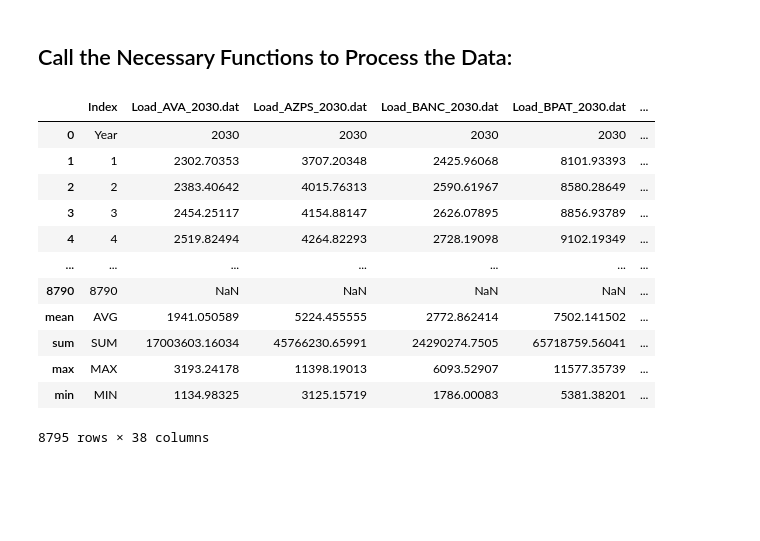
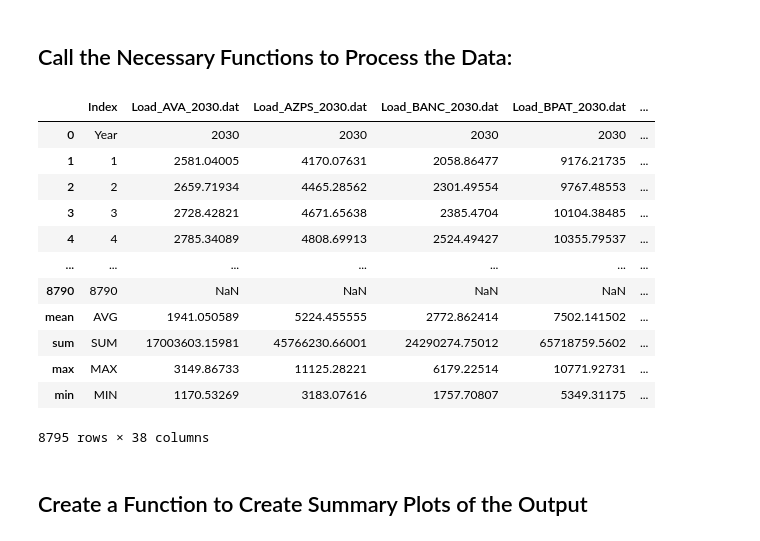
Before and after one commit to cdburley/ntp_heat_wave_loads, a Jupyter notebook: notebooks/process_load_data.ipynb, the cells around one changed output. Saved outputs shown, nothing was run; the diff lists cells and outputs as text; code cells hidden in the pictures; blank space fills up the shorter version.

```diff
--- a/notebooks/process_load_data.ipynb
+++ b/notebooks/process_load_data.ipynb
@@ -29,13 +31,8 @@ def process_gridview_data(data_dir: str):
     # Subset to just the annual total demand by BA:
     gv_df = gv_df[-3:-2]
 
-    # Rename a few columns for consistency:
-    gv_df.rename(columns={'Load_CIPB_2030_CEC.dat': 'Load_CIPB_2030.dat',
-                          'Load_CIPV_2030_CEC.dat': 'Load_CIPV_2030.dat',
-                          'Load_CISC_2030_CEC.dat': 'Load_CISC_2030.dat',
-                          'Load_CISD_2030_CEC.dat': 'Load_CISD_2030.dat'}, inplace=True)
-
     # Strip the unecessary bits from the column names:
+    gv_df.columns = gv_df.columns.str.replace("_CEC", "")
     gv_df.columns = gv_df.columns.str.replace("_2030.dat", "")
     gv_df.columns = gv_df.columns.str.replace("Load_", "")
 
@@ -68,7 +65,3 @@ def process_gridview_data(data_dir: str):
 
     # Return the output dataframe:
     return gv_df
-# %%
-gv_df = process_gridview_data(data_dir = data_dir)
-
-gv_df
@@ -264,20 +239,22 @@ def format_scaled_tell_loads(data_dir: str, year_to_process: str):
 ## Call the Necessary Functions to Process the Data:
 # %%
 output_df = format_scaled_tell_loads(data_dir = data_dir,
-                                     year_to_process = '2058')
+                                     year_to_process = '2055')
 
 output_df
 # %% [output]
 |  | Index | Load_AVA_2030.dat | Load_AZPS_2030.dat | Load_BANC_2030.dat | Load_BPAT_2030.dat | ... |
 | 0 | Year | 2030 | 2030 | 2030 | 2030 | ... |
-| 1 | 1 | 2302.70353 | 3707.20348 | 2425.96068 | 8101.93393 | ... |
-| 2 | 2 | 2383.40642 | 4015.76313 | 2590.61967 | 8580.28649 | ... |
-| 3 | 3 | 2454.25117 | 4154.88147 | 2626.07895 | 8856.93789 | ... |
-| 4 | 4 | 2519.82494 | 4264.82293 | 2728.19098 | 9102.19349 | ... |
+| 1 | 1 | 2581.04005 | 4170.07631 | 2058.86477 | 9176.21735 | ... |
+| 2 | 2 | 2659.71934 | 4465.28562 | 2301.49554 | 9767.48553 | ... |
+| 3 | 3 | 2728.42821 | 4671.65638 | 2385.4704 | 10104.38485 | ... |
+| 4 | 4 | 2785.34089 | 4808.69913 | 2524.49427 | 10355.79537 | ... |
 | ... | ... | ... | ... | ... | ... | ... |
 | 8790 | 8790 | NaN | NaN | NaN | NaN | ... |
 | mean | AVG | 1941.050589 | 5224.455555 | 2772.862414 | 7502.141502 | ... |
-| sum | SUM | 17003603.16034 | 45766230.65991 | 24290274.7505 | 65718759.56041 | ... |
-| max | MAX | 3193.24178 | 11398.19013 | 6093.52907 | 11577.35739 | ... |
-| min | MIN | 1134.98325 | 3125.15719 | 1786.00083 | 5381.38201 | ... |
+| sum | SUM | 17003603.15981 | 45766230.66001 | 24290274.75012 | 65718759.5602 | ... |
+| max | MAX | 3149.86733 | 11125.28221 | 6179.22514 | 10771.92731 | ... |
+| min | MIN | 1170.53269 | 3183.07616 | 1757.70807 | 5349.31175 | ... |
 8795 rows × 38 columns
+# %% [markdown]
+## Create a Function to Create Summary Plots of the Output
```
Also changed, not shown: parts of 5 cells of this notebook, 4 other files.
